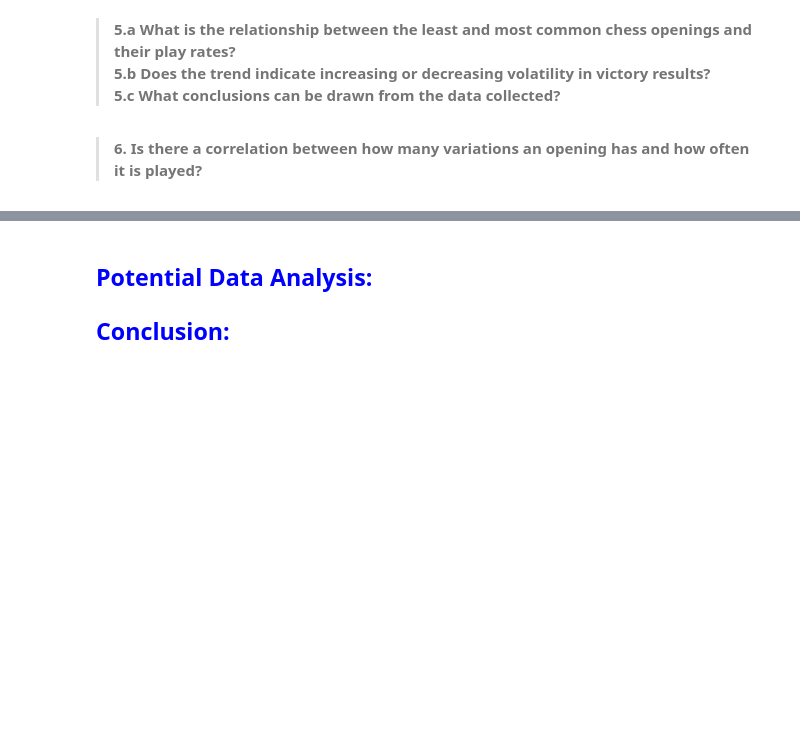
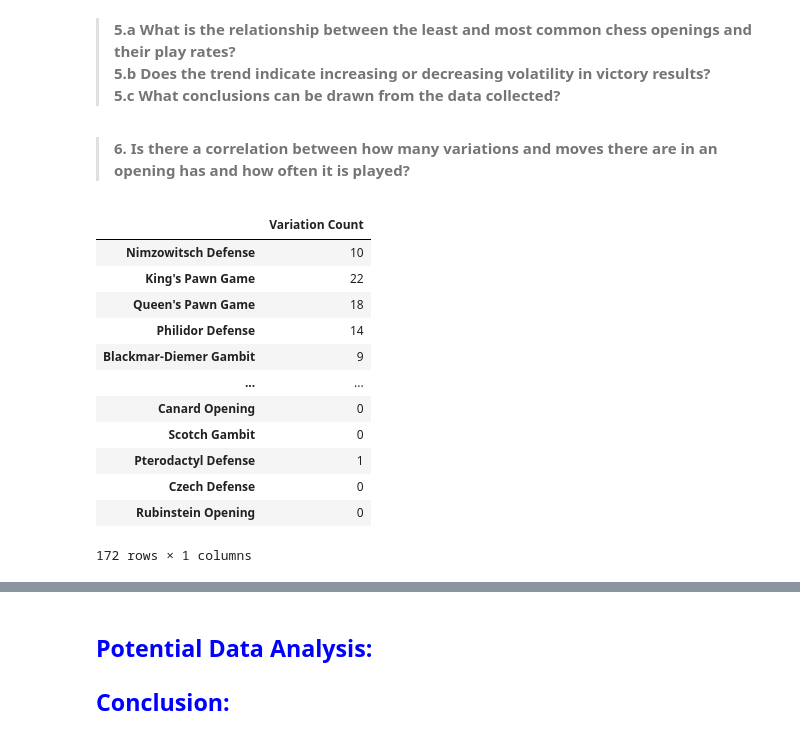
Before and after one commit to AldenCh/CSCI2000U-Final-Project, a Jupyter notebook: group-10-final-project.ipynb, the cells around one changed output, grey strips where cells are left out. Saved outputs shown, nothing was run; the diff lists cells and outputs as text; code cells hidden in the pictures; blank space fills up the shorter version.

```diff
--- a/group-10-final-project.ipynb
+++ b/group-10-final-project.ipynb
@@ -471,4 +477,55 @@ Average rating in a timeout game             :  1607.6358819076456
 5.b Does the trend indicate increasing or decreasing volatility in victory results?<br>
 5.c What conclusions can be drawn from the data collected?**
 # %% [markdown]
->**6. Is there a correlation between how many variations an opening has and how often it is played?**
+>**6. Is there a correlation between how many variations and moves there are in an opening has and how often it is played?**
+# %%
+newopenings = []
+for i in data:
+    partition = ""
+    if " | " in i["opening_name"]:
+        partition = i["opening_name"].split(" | ")
+        partition = partition[0].split(": ")
+    else:
+        partition = i["opening_name"].split(": ")
+    new = True
+    for j in range(len(newopenings)):
+        if newopenings[j] == partition[0]:
+            new = False
+            break
+    if new:
+        newopenings.append(partition[0])
+
+count = {}
+for i in newopenings:
+    temp = []
+    for j in data:
+        partition = ""
+        if " | " in j["opening_name"]:
+            partition = j["opening_name"].split(" | ")
+            partition = partition[0].split(": ", 2)
+        else:
+            partition = j["opening_name"].split(": ", 2)
+        if partition[0] == i:
+            if ": " in j["opening_name"] or " | " in j["opening_name"]:
+                if (len(partition) > 1):
+                    temp.append(partition[1])
+                else:
+                    temp.append(partition[0])
+    count[i] = len(list(dict.fromkeys(temp)))
+opening_df = pd.DataFrame.from_dict(count, orient="index")
+opening_df.rename(columns={0: "Variation Count"}, inplace=True)
+opening_df
+# %% [output]
+|  | Variation Count |
+| Nimzowitsch Defense | 10 |
+| King's Pawn Game | 22 |
+| Queen's Pawn Game | 18 |
+| Philidor Defense | 14 |
+| Blackmar-Diemer Gambit | 9 |
+| ... | ... |
+| Canard Opening | 0 |
+| Scotch Gambit | 0 |
+| Pterodactyl Defense | 1 |
+| Czech Defense | 0 |
+| Rubinstein Opening | 0 |
+172 rows × 1 columns
```
Also changed, not shown: parts of 5 cells of this notebook.
